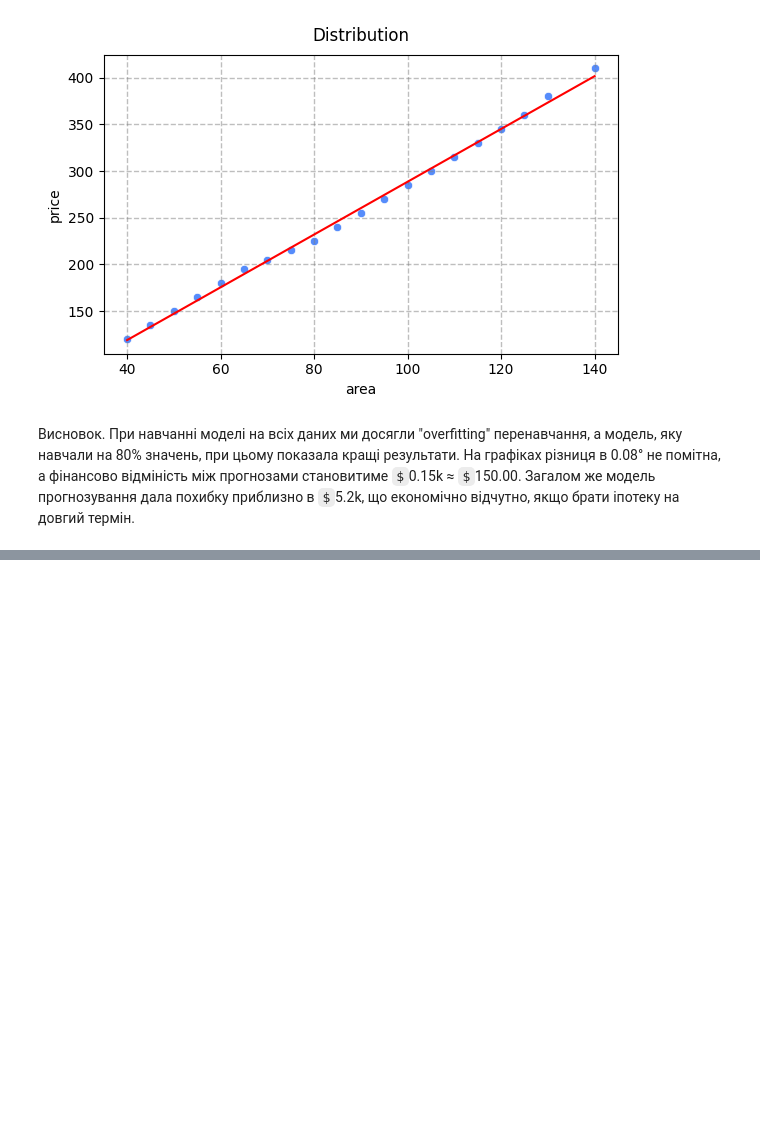
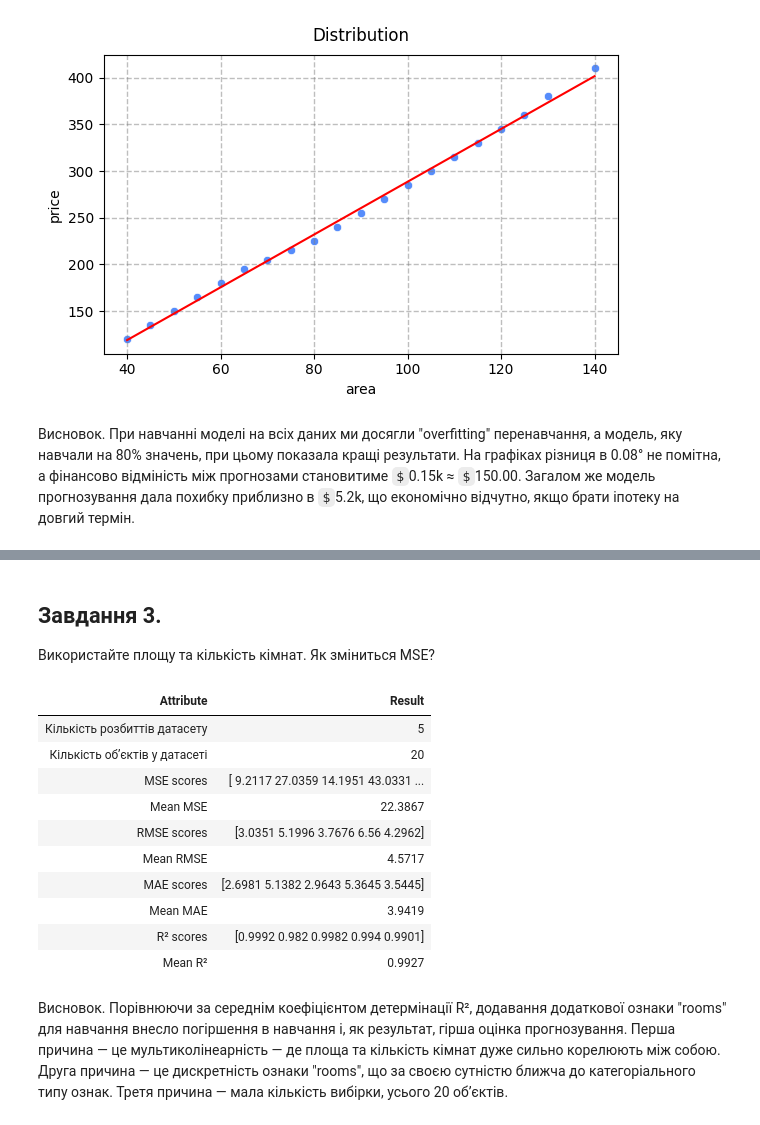
Before and after one commit to BogdanPinchuk/DataScience-PBY_HW10, a Jupyter notebook: Bohdan_Pinchuk_DS_HW10.ipynb, the cells around one changed output, grey strips where cells are left out. Saved outputs shown, nothing was run; the diff lists cells and outputs as text; code cells hidden in the pictures; blank space fills up the shorter version.

```diff
--- a/Bohdan_Pinchuk_DS_HW10.ipynb
+++ b/Bohdan_Pinchuk_DS_HW10.ipynb
@@ -735,0 +732,48 @@ plt.show()
+# %% [markdown]
+## Завдання 3.
+
+Використайте площу та кількість кімнат. Як зміниться MSE?
+# %%
+from sklearn.linear_model import LinearRegression
+from sklearn.model_selection import KFold, cross_validate
+
+# Input data
+seed = 42
+n_splits = 5
+X_multi = df.drop(columns=[price_col_name, apr_col_name]).values.reshape(-1, 2)
+Y_price = df[price_col_name].values.reshape(-1, 1)
+
+# Solution
+model_simple = LinearRegression()
+kf_simple = KFold(n_splits=n_splits, shuffle=True, random_state=seed)
+scores_simple = cross_validate(model_simple, X_multi, Y_price, cv=kf_simple, scoring=scorings)
+
+rp = Reporter()
+rp.tolerance = 4
+rp.add_item("Кількість розбиттів датасету", str(n_splits))
+rp.add_item("Кількість обʼєктів у датасеті", str(df.index.size))
+rp.add_item("MSE scores", rp.format_matrix(-scores_simple["test_mse"]))
+rp.add_item("Mean MSE", rp.format_value(-scores_simple["test_mse"].mean()))
+rp.add_item("RMSE scores", rp.format_matrix(-scores_simple["test_rmse"]))
+rp.add_item("Mean RMSE", rp.format_value(-scores_simple["test_rmse"].mean()))
+rp.add_item("MAE scores", rp.format_matrix(-scores_simple["test_mae"]))
+rp.add_item("Mean MAE", rp.format_value(-scores_simple["test_mae"].mean()))
+rp.add_item("R² scores", rp.format_matrix(scores_simple["test_r2"]))
+rp.add_item("Mean R²", rp.format_value(scores_simple["test_r2"].mean()))
+
+# Print results
+rp.print_pd_report()
+# %% [output]
+| Attribute | Result |
+| Кількість розбиттів датасету | 5 |
+| Кількість обʼєктів у датасеті | 20 |
+| MSE scores | [ 9.2117 27.0359 14.1951 43.0331 ... |
+| Mean MSE | 22.3867 |
+| RMSE scores | [3.0351 5.1996 3.7676 6.56 4.2962] |
+| Mean RMSE | 4.5717 |
+| MAE scores | [2.6981 5.1382 2.9643 5.3645 3.5445] |
+| Mean MAE | 3.9419 |
+| R² scores | [0.9992 0.982 0.9982 0.994 0.9901] |
+| Mean R² | 0.9927 |
+# %% [markdown]
+Висновок. Порівнюючи за середнім коефіцієнтом детермінації R², додавання додаткової ознаки "rooms" для навчання внесло погіршення в навчання і, як результат, гірша оцінка прогнозування. Перша причина — це мультиколінеарність — де площа та кількість кімнат дуже сильно корелюють між собою. Друга причина — це дискретність ознаки "rooms", що за своєю сутністю ближча до категоріального типу ознак. Третя причина — мала кількість вибірки, усього 20 обʼєктів.
```
Also changed, not shown: parts of 5 cells of this notebook.
